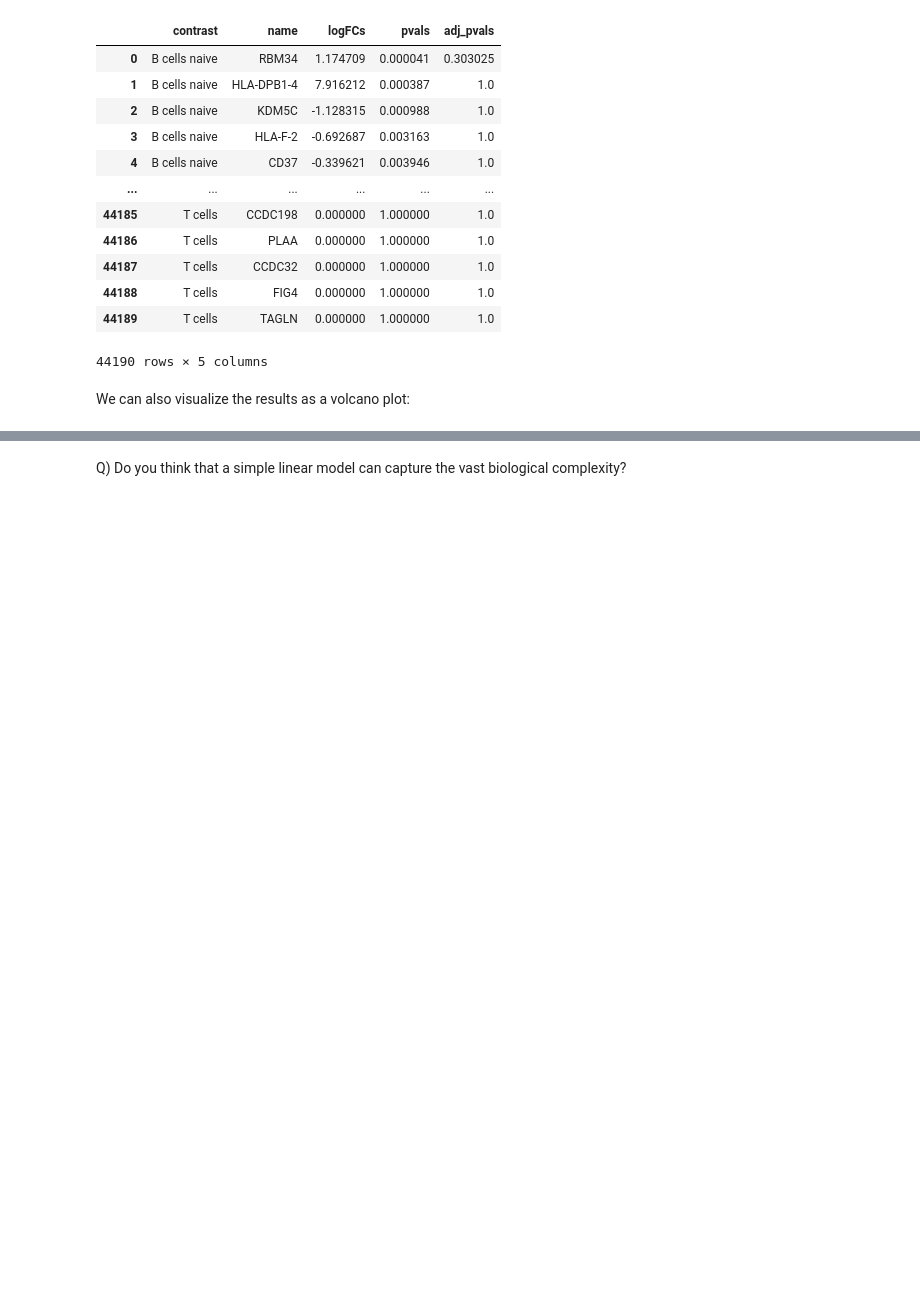
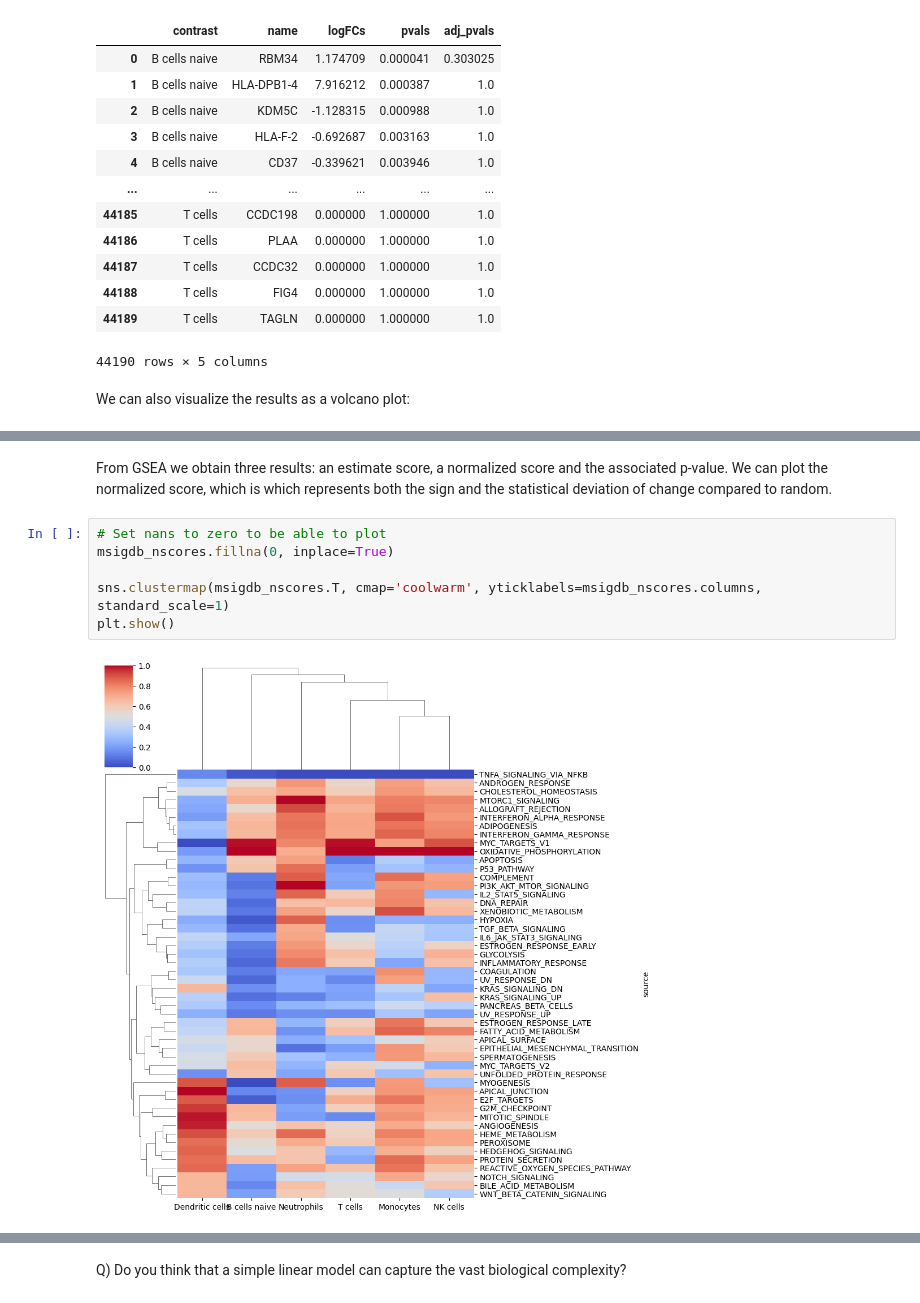
Before and after one commit to saezlab/eccb2022_sc_funcomics, a Jupyter notebook: sc_analysis.ipynb, the cells around one changed output, grey strips where cells are left out. Cells and saved outputs as stored; diff of their text form; blank space fills up the shorter version.

```diff
--- a/sc_analysis.ipynb
+++ b/sc_analysis.ipynb
@@ -693,0 +846,11 @@ D) We see multiple down- and up-regulated Cytokines across the cell types, can w
+# %% [markdown]
+From GSEA we obtain three results: an estimate score, a normalized score and the associated p-value.
+We can plot the normalized score, which is which represents both the sign and the statistical deviation of change compared to random.
+# %%
+# Set nans to zero to be able to plot
+msigdb_nscores.fillna(0, inplace=True)
+
+sns.clustermap(msigdb_nscores.T, cmap='coolwarm', yticklabels=msigdb_nscores.columns, standard_scale=1)
+plt.show()
+# %% [output]
+[figure, added]
```
Also changed, not shown: parts of 123 cells of this notebook.
